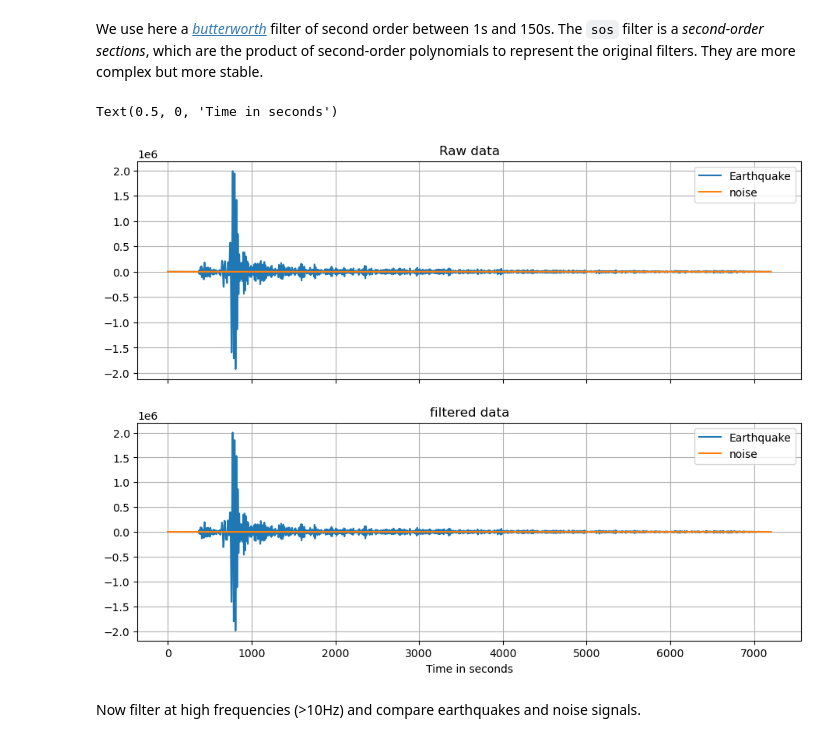
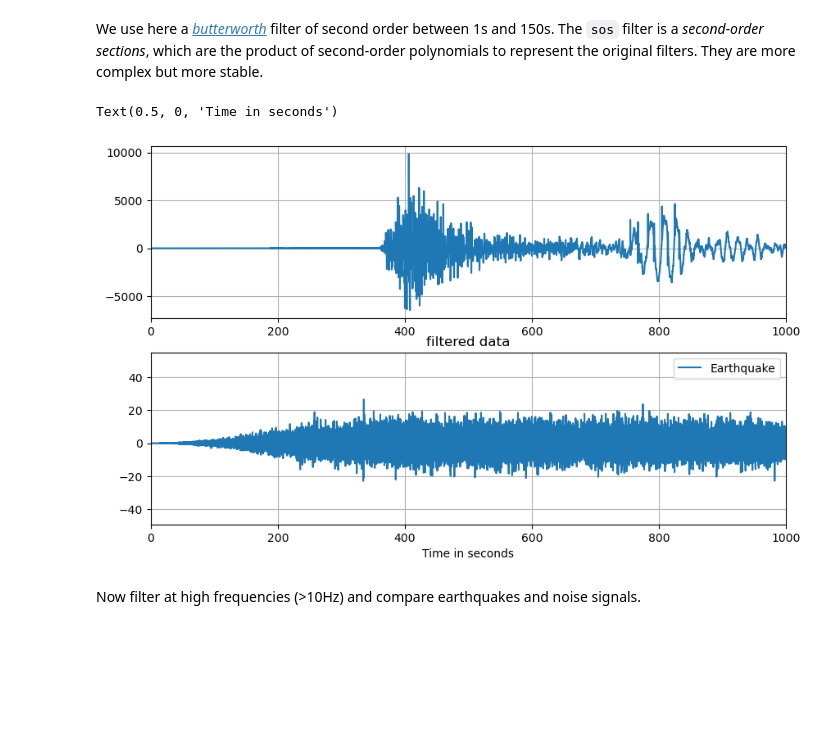
Before and after one commit to geo-smart/mlgeo, a Jupyter notebook: book/Chapter2-DataManipulation/2.9_filtering_data.ipynb, the cells around one changed output. Drawn from its saved outputs; the diff is of its cells as text; code cells hidden in the pictures; blank space fills up the shorter version.

```diff
--- a/book/Chapter2-DataManipulation/2.9_filtering_data.ipynb
+++ b/book/Chapter2-DataManipulation/2.9_filtering_data.ipynb
@@ -183,22 +205,22 @@ n=np.asarray(N[0].data)
 # %% [markdown]
 We use here a [*butterworth*](!https://docs.scipy.org/doc/scipy/reference/generated/scipy.signal.butter.html) filter of second order between 1s and 150s. The ``sos`` filter is a *second-order sections*, which are the product of second-order polynomials to represent the original filters. They are more complex but more stable.
 # %%
-
-sos = signal.butter(2,[1./150.,1.], 'bp', fs=fs, output='sos')
+sos = signal.butter(2,[1,10], 'bp', fs=fs, output='sos')
 zf = signal.sosfilt(sos, z)
 nf = signal.sosfilt(sos, n)
 t=np.arange(0.,7200.,1./fs)
-# %%
-
-fig,ax=plt.subplots(2,1,figsize=(11,8),sharex=True)
-ax[0].plot(t,z[:-1]);ax[0].plot(t,n);ax[0].grid(True)
-ax[0].set_title('Raw data');ax[0].legend(['Earthquake','noise'])
-ax[1].plot(t,zf[:-1]);ax[1].plot(t,nf);ax[1].grid(True)
-ax[1].set_title('filtered data');ax[1].legend(['Earthquake','noise'])
-ax[1].set_xlabel('Time in seconds')
-# %% [output]
-Text(0.5, 0, 'Time in seconds')
-[figure, removed]
+# %%
+fig,axis = plt.subplots(2,1,figsize=(10,6))
+axis[0].plot(t,zf[:-1]);
+axis[1].plot(t,nf);
+axis[0].set_xlim([0,1000])
+axis[1].set_xlim([0,1000])
+axis[0].grid(True);axis[1].grid(True)
+plt.title('filtered data');plt.legend(['Earthquake','noise'])
+plt.xlabel('Time in seconds')
+# %% [output]
+Text(0.5, 0, 'Time in seconds')
+[figure, added]
 # %% [markdown]
 Now filter at high frequencies (>10Hz) and compare earthquakes and noise signals.
 # %%
```
Also changed, not shown: parts of 7 cells of this notebook, 3 other files.
